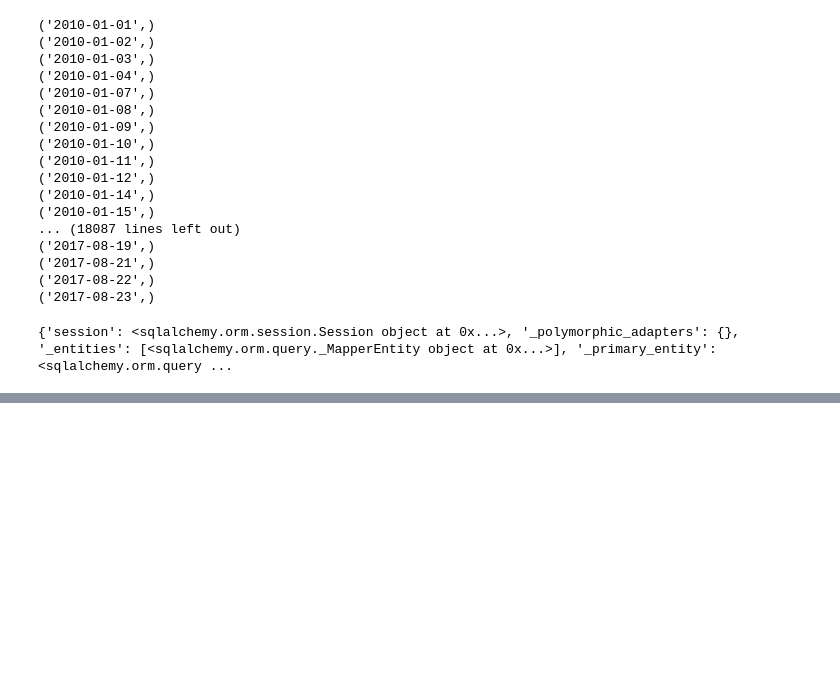
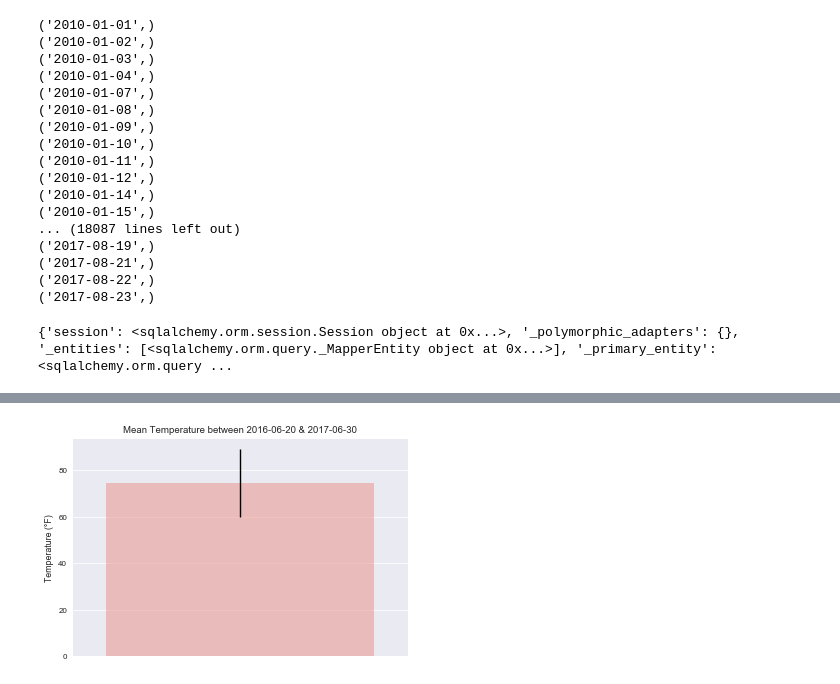
Before and after one commit to HP-Nunes/DataStorageRetrieval_Week11, a Jupyter notebook: climate_analysis.ipynb, the cells around one changed output, grey strips where cells are left out. Cells and saved outputs as stored; diff of their text form; code cells hidden in the pictures; blank space fills up the shorter version.

```diff
--- a/climate_analysis.ipynb
+++ b/climate_analysis.ipynb
@@ -301,3 +307,83 @@ USC00516128                    2484
 ###########################################################################################################################
 # %%
 ### Temperature Analysis
+# %%
+# https://stackoverflow.com/questions/29370057/select-dataframe-rows-between-two-dates#29370182
+
+hawaii_df['date'] = pd.to_datetime(hawaii_df['date']) # Convert to datetime64
+print(hawaii_df.dtypes)
+
+    # start_date = '%Y-%m-%d'
+    # end_date = '%Y-%m-%d'
+
+        # example:
+        # start_date = '2010-01-01'
+        # end_date = '2010-01-10'
+
+# Custom range: between 2017-06-30 and 2016-06-20
+
+start_date = '2016-06-20'
+end_date = '2017-06-30'
+
+calc_temps = ((hawaii_df['date'] > start_date) & (hawaii_df['date'] <= end_date))
+
+calc_temps = pd.DataFrame({"Mean":[hawaii_df.loc[calc_temps].tobs.mean()],
+                                    "Max":[hawaii_df.loc[calc_temps].tobs.max()],
+                                     "Min": [hawaii_df.loc[calc_temps].tobs.min()],
+                                     })
+
+################################ Plots with SNS
+import seaborn as sns
+import matplotlib.pyplot as plt
+
+sns.set_context("paper")
+sns.barplot(y=calc_temps.Mean,alpha=.5,color = 'salmon',yerr=(calc_temps.Max-calc_temps.Min)/2)
+title = 'Mean Temperature between ' + str(start_date) + ' & ' + str(end_date)
+plt.title(title)
+plt.ylabel('Temperature (°F)')
+
+plt.show()
+
+plt.savefig('Plots/barplot_temperature_average.png')
+# Need following up: how to adjust the width of a barplot in seaborn/matplotlib?
+    # https://stackoverflow.com/questions/36824229/how-to-set-width-on-seaborn-barplot
+
+################################ Plotly Attempt--Aborted
+# import plotly.plotly as py
+# import cufflinks as cf
+# import pandas as pd
+# import numpy as np
+
+# cf.set_config_file(offline=False, world_readable=True, theme='ggplot')
+
+# calc_temps['Mean'].iplot(kind='box', filename='box-plots')
+
+# import plotly.plotly as py
+# from plotly.graph_objs import *
+
+# data = [go.Bar(x=calc_temps.Mean,
+#                   y=calc_temps.Mean)]
+
+# layout = {
+#     'shapes': [
+#         {
+#             'type': 'line',
+#             'x0': calc_temps.Min,
+#             'y0': calc_temps.Max,
+#             'x1': calc_temps.Min,
+#             'y1': calc_temps.Max,
+#             'line': {
+#                 'color': 'rgb(50, 171, 96)',
+#                 'width': 4,
+#             },
+#         },
+# ]
+#          }
+
+# fig = {
+#     'data': data,
+#     'layout': layout,
+# }
+
+# py.iplot(fig, filename='pandas-bars-bar-chart')
+# %% [output]
@@ -303,0 +398 @@ USC00516128                    2484
+[figure, added]
```
Also changed, not shown: parts of 4 cells of this notebook, 4 other files.
